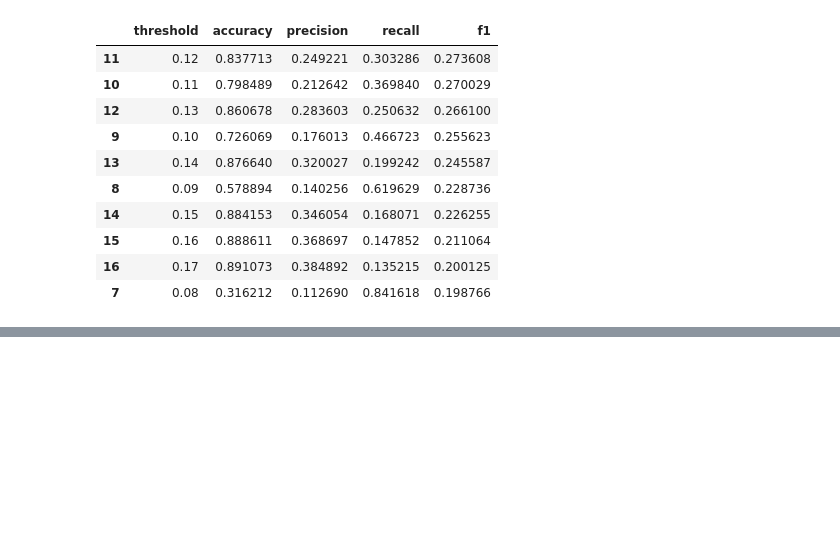
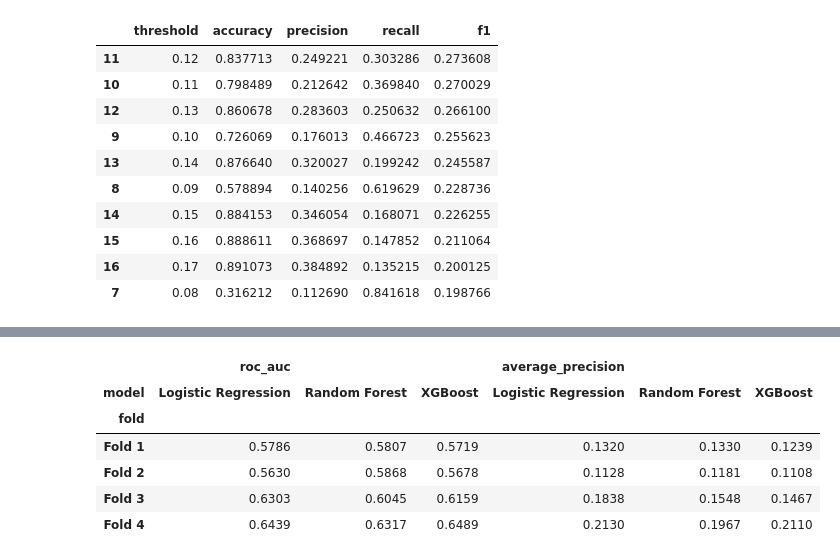
Before and after one commit to RyoShimoda/AWS_Python_data_analysis, a Jupyter notebook: notebooks/13_low_review_model_comparison.ipynb, the cells around one changed output, grey strips where cells are left out. Saved outputs shown, nothing was run; the diff lists cells and outputs as text; code cells hidden in the pictures; blank space fills up the shorter version.

```diff
--- a/notebooks/13_low_review_model_comparison.ipynb
+++ b/notebooks/13_low_review_model_comparison.ipynb
@@ -1341,0 +1454,84 @@ for fold_name, group in df_cv_predictions.groupby("fold", sort=True):
+# %%
+import pandas as pd
+from sklearn.metrics import average_precision_score, roc_auc_score
+from xgboost import XGBClassifier
+
+from src.model_training import train_classifier_model
+
+xgb_results = []
+
+for fold_name, start, end in fold_configs:
+    start, end = pd.Timestamp(start), pd.Timestamp(end)
+
+    train = df_cv_model.loc[
+        (df_cv_model["delivered_timestamp"] < start)
+        & (df_cv_model["last_review_timestamp"] < start)
+    ]
+
+    val = df_cv_model.loc[
+        (df_cv_model["delivered_timestamp"] >= start)
+        & (df_cv_model["delivered_timestamp"] < end)
+    ]
+
+    classifier = XGBClassifier(
+        n_estimators=300,
+        max_depth=3,
+        learning_rate=0.05,
+        subsample=0.8,
+        colsample_bytree=0.8,
+        objective="binary:logistic",
+        eval_metric="logloss",
+        tree_method="hist",
+        random_state=42,
+        n_jobs=-1,
+    )
+
+    model, y_val, probabilities = train_classifier_model(
+        train,
+        val,
+        numeric_features_a,
+        categorical_features_a,
+        classifier,
+    )
+
+    xgb_results.append(
+        {
+            "fold": fold_name,
+            "train_orders": len(train),
+            "val_orders": len(val),
+            "roc_auc": roc_auc_score(y_val, probabilities),
+            "average_precision": average_precision_score(y_val, probabilities),
+        }
+    )
+
+df_xgb_results = pd.DataFrame(xgb_results)
+
+print("=== XGBoost：4-Fold CV ===")
+display(df_xgb_results.round(4))
+
+print("\n=== 3モデルのFold別比較 ===")
+
+df_three_models = pd.concat(
+    [
+        df_cv_results.assign(model="Logistic Regression"),
+        df_rf_results.assign(model="Random Forest"),
+        df_xgb_results.assign(model="XGBoost"),
+    ],
+    ignore_index=True,
+)
+
+display(
+    df_three_models.pivot(
+        index="fold",
+        columns="model",
+        values=["roc_auc", "average_precision"],
+    ).round(4)
+)
+
+print("\n=== 3モデルの平均性能 ===")
+display(
+    df_three_models.groupby("model")[["roc_auc", "average_precision"]]
+    .agg(["mean", "std"])
+    .round(4)
+)
+# %% [output]
@@ -1341,0 +1545,7 @@ for fold_name, group in df_cv_predictions.groupby("fold", sort=True):
+|  | roc_auc |  |  | average_precision |  |  |
+| model | Logistic Regression | Random Forest | XGBoost | Logistic Regression | Random Forest | XGBoost |
+| fold |  |  |  |  |  |  |
+| Fold 1 | 0.5786 | 0.5807 | 0.5719 | 0.1320 | 0.1330 | 0.1239 |
+| Fold 2 | 0.5630 | 0.5868 | 0.5678 | 0.1128 | 0.1181 | 0.1108 |
+| Fold 3 | 0.6303 | 0.6045 | 0.6159 | 0.1838 | 0.1548 | 0.1467 |
+| Fold 4 | 0.6439 | 0.6317 | 0.6489 | 0.2130 | 0.1967 | 0.2110 |
```
Also changed, not shown: parts of 18 cells of this notebook, 4 other files.
